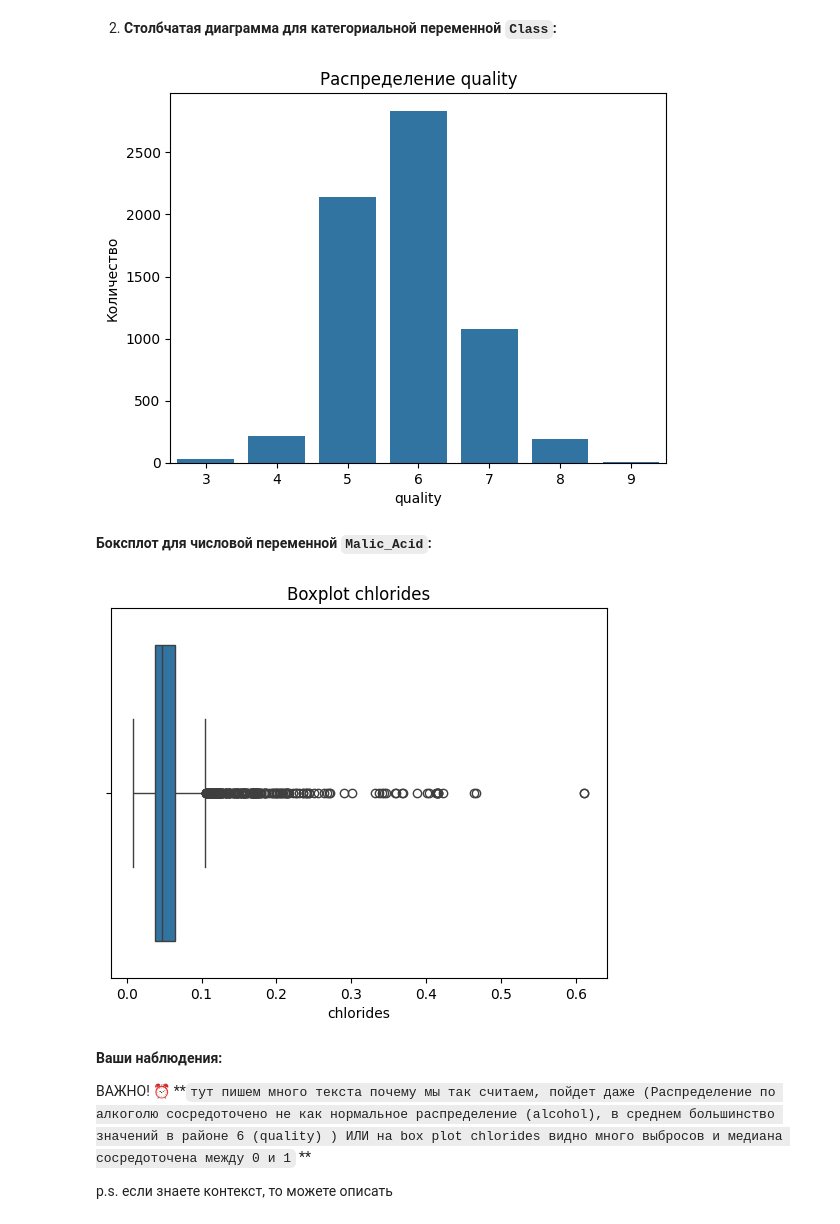
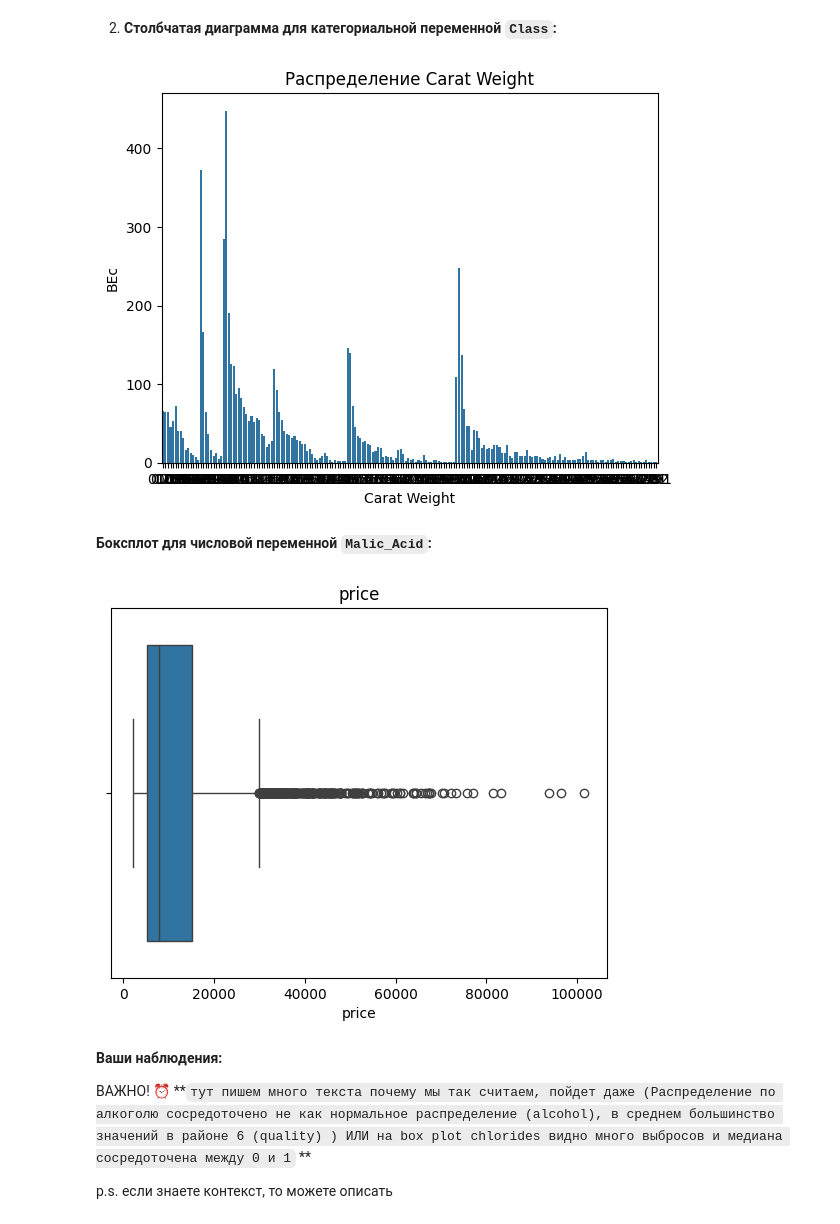
Before and after one commit to katalinka0900/Lo0o2, a Jupyter notebook: Практика_1.ipynb, the cells around one changed output. Drawn from its saved outputs; the diff is of its cells as text; code cells hidden in the pictures.

```diff
--- a/Практика_1.ipynb
+++ b/Практика_1.ipynb
@@ -260,22 +260,22 @@ KeyError: 'alcohol'
 # %% [markdown]
 2. **Столбчатая диаграмма для категориальной переменной `Class`:**
 # %%
-   sns.countplot(x='quality', data=df)
-   plt.title('Распределение quality')
-   plt.xlabel('quality')
-   plt.ylabel('Количество')
-   plt.show()
+  sns.countplot(x='Carat Weight', data=df)
+  plt.title('Распределение Carat Weight')
+  plt.xlabel('Carat Weight')
+  plt.ylabel('ВЕс')
+  plt.show()
 # %% [output]
-[figure, old version]
+[figure, new version]
 # %% [markdown]
 **Боксплот для числовой переменной `Malic_Acid`:**
 # %%
-   sns.boxplot(x=df['chlorides'])
-   plt.title('Boxplot chlorides')
-   plt.xlabel('chlorides')
-   plt.show()
+  sns.boxplot(x=df['Price'])
+  plt.title('price')
+  plt.xlabel('price')
+  plt.show()
 # %% [output]
-[figure, old version]
+[figure, new version]
 # %% [markdown]
    **Ваши наблюдения:**
 
```
Also changed, not shown: parts of 5 cells of this notebook.
